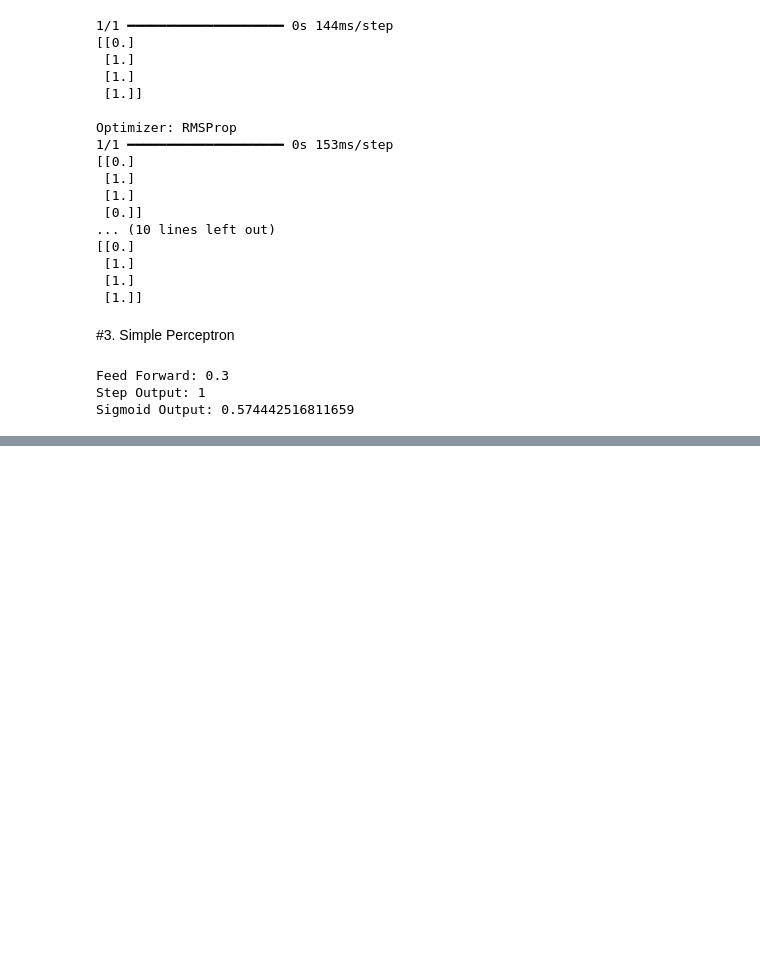
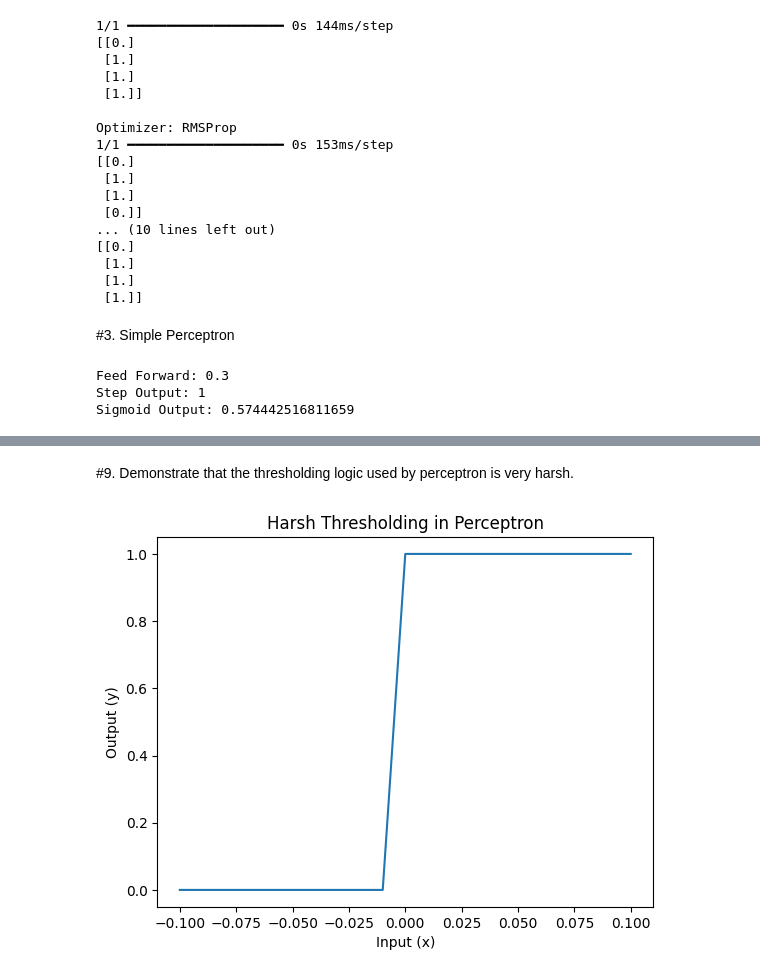
Before and after one commit to KeerthanaSistla/Sem6DeepLearning, a Jupyter notebook: DLExternal.ipynb, the cells around one changed output, grey strips where cells are left out. Drawn from its saved outputs; the diff is of its cells as text; code cells hidden in the pictures; blank space fills up the shorter version.

```diff
--- a/DLExternal.ipynb
+++ b/DLExternal.ipynb
@@ -220,0 +589,21 @@ Sigmoid Output: 0.574442516811659
+# %% [markdown]
+#9. Demonstrate that the thresholding logic used by perceptron is very harsh.
+# %%
+import matplotlib.pyplot as plt
+
+x = [-0.1, -0.01, 0, 0.01, 0.1]
+
+y = []
+for i in x:
+    if i >= 0:
+        y.append(1)
+    else:
+        y.append(0)
+
+plt.plot(x, y)
+plt.xlabel("Input (x)")
+plt.ylabel("Output (y)")
+plt.title("Harsh Thresholding in Perceptron")
+plt.show()
+# %% [output]
+[figure, added]
```
Also changed, not shown: parts of 35 cells of this notebook.
